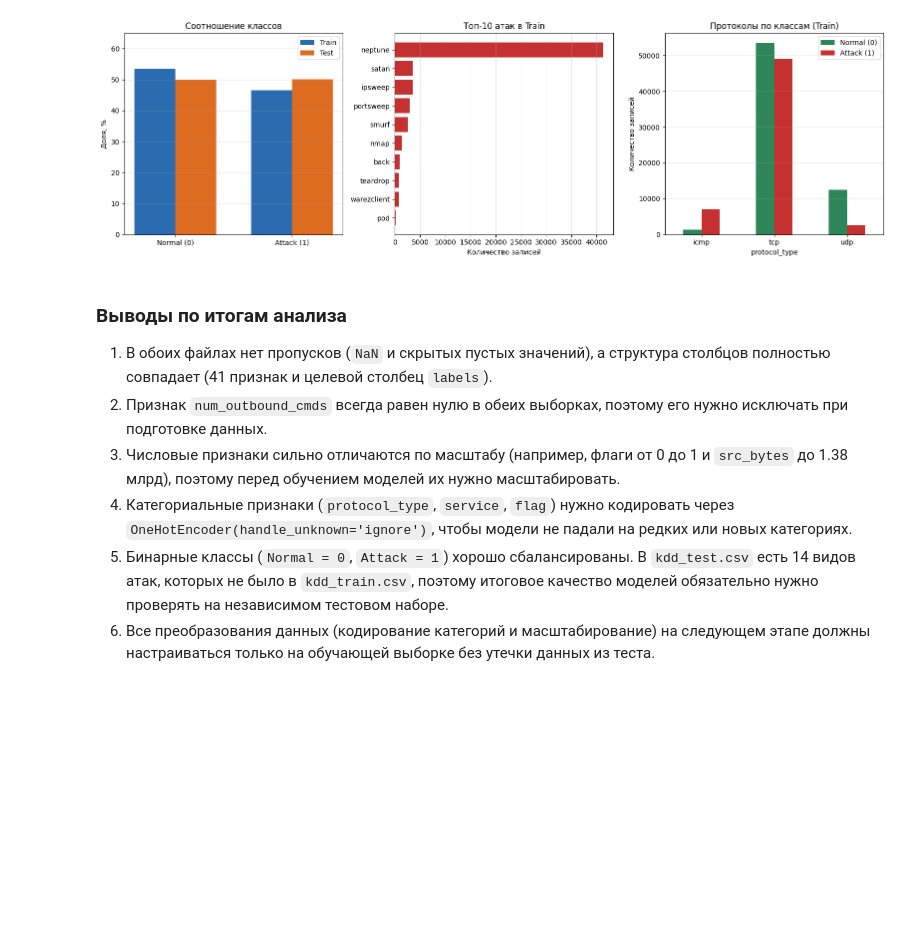
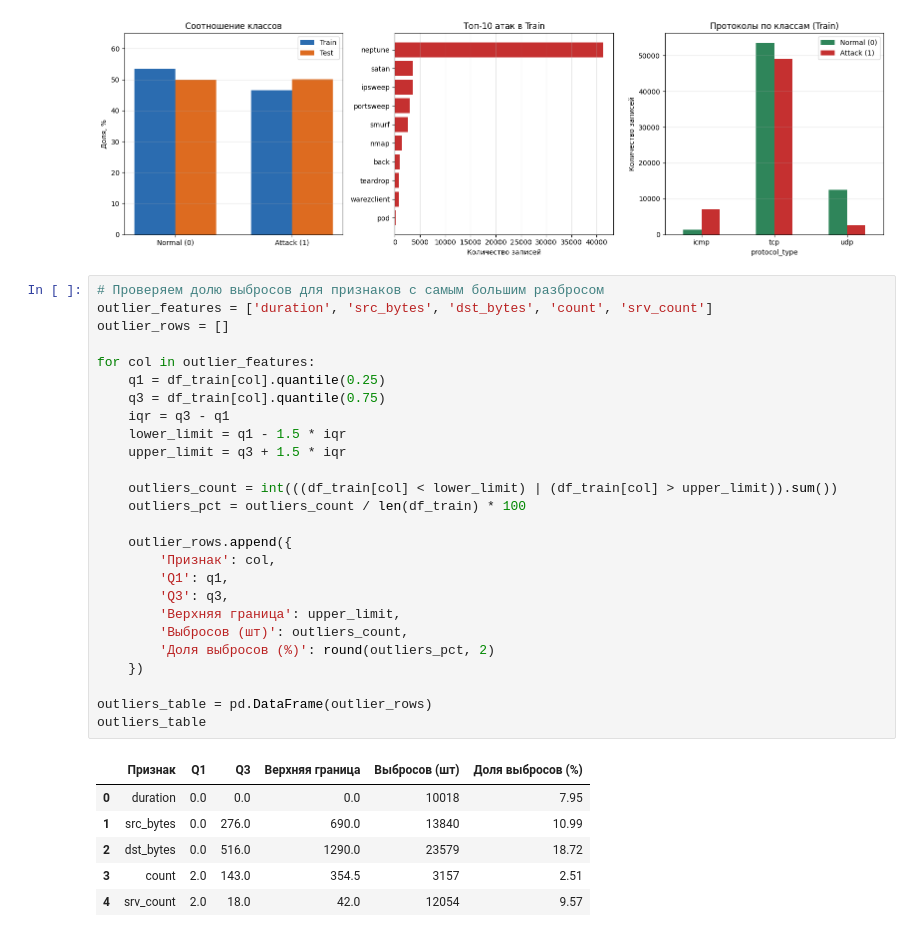
Before and after one commit to nevollwar/cyberguard, a Jupyter notebook: notebooks/eda.ipynb, the cells around one changed output. Drawn from its saved outputs; the diff is of its cells as text; blank space fills up the shorter version.

```diff
--- a/notebooks/eda.ipynb
+++ b/notebooks/eda.ipynb
@@ -309,12 +309,36 @@ fig.savefig(processed_dir / 'eda_overview.png', dpi=150, bbox_inches='tight')
 plt.show()
 # %% [output]
 [figure]
-# %% [markdown]
-### Выводы по итогам анализа
-
-1. В обоих файлах нет пропусков (`NaN` и скрытых пустых значений), а структура столбцов полностью совпадает (41 признак и целевой столбец `labels`).
-2. Признак `num_outbound_cmds` всегда равен нулю в обеих выборках, поэтому его нужно исключать при подготовке данных.
-3. Числовые признаки сильно отличаются по масштабу (например, флаги от 0 до 1 и `src_bytes` до 1.38 млрд), поэтому перед обучением моделей их нужно масштабировать.
-4. Категориальные признаки (`protocol_type`, `service`, `flag`) нужно кодировать через `OneHotEncoder(handle_unknown='ignore')`, чтобы модели не падали на редких или новых категориях.
-5. Бинарные классы (`Normal = 0`, `Attack = 1`) хорошо сбалансированы. В `kdd_test.csv` есть 14 видов атак, которых не было в `kdd_train.csv`, поэтому итоговое качество моделей обязательно нужно проверять на независимом тестовом наборе.
-6. Все преобразования данных (кодирование категорий и масштабирование) на следующем этапе должны настраиваться только на обучающей выборке без утечки данных из теста.
+# %%
+# Проверяем долю выбросов для признаков с самым большим разбросом
+outlier_features = ['duration', 'src_bytes', 'dst_bytes', 'count', 'srv_count']
+outlier_rows = []
+
+for col in outlier_features:
+    q1 = df_train[col].quantile(0.25)
+    q3 = df_train[col].quantile(0.75)
+    iqr = q3 - q1
+    lower_limit = q1 - 1.5 * iqr
+    upper_limit = q3 + 1.5 * iqr
+
+    outliers_count = int(((df_train[col] < lower_limit) | (df_train[col] > upper_limit)).sum())
+    outliers_pct = outliers_count / len(df_train) * 100
+
+    outlier_rows.append({
+        'Признак': col,
+        'Q1': q1,
+        'Q3': q3,
+        'Верхняя граница': upper_limit,
+        'Выбросов (шт)': outliers_count,
+        'Доля выбросов (%)': round(outliers_pct, 2)
+    })
+
+outliers_table = pd.DataFrame(outlier_rows)
+outliers_table
+# %% [output]
+|  | Признак | Q1 | Q3 | Верхняя граница | Выбросов (шт) | Доля выбросов (%) |
+| 0 | duration | 0.0 | 0.0 | 0.0 | 10018 | 7.95 |
+| 1 | src_bytes | 0.0 | 276.0 | 690.0 | 13840 | 10.99 |
+| 2 | dst_bytes | 0.0 | 516.0 | 1290.0 | 23579 | 18.72 |
+| 3 | count | 2.0 | 143.0 | 354.5 | 3157 | 2.51 |
+| 4 | srv_count | 2.0 | 18.0 | 42.0 | 12054 | 9.57 |
```
Also changed, not shown: parts of 3 cells of this notebook.
